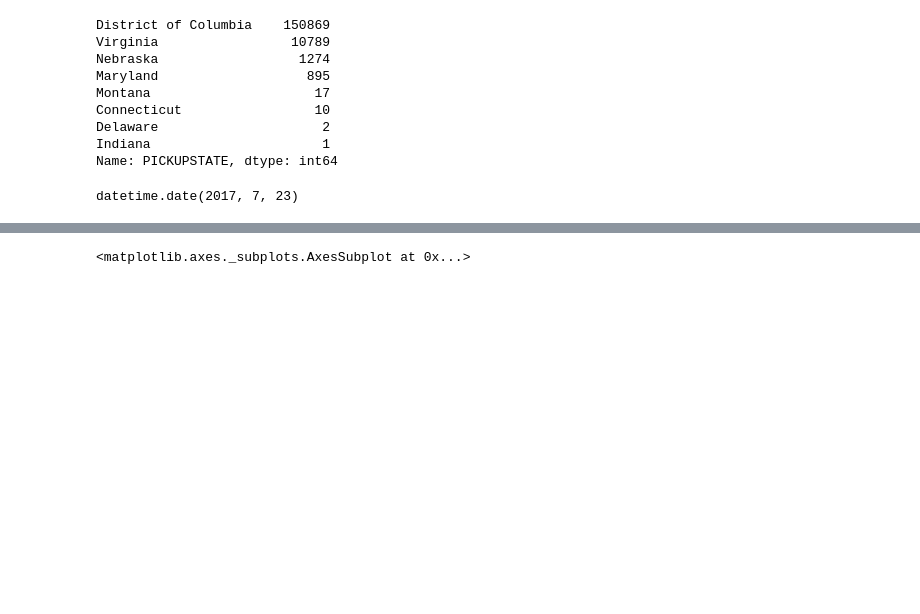
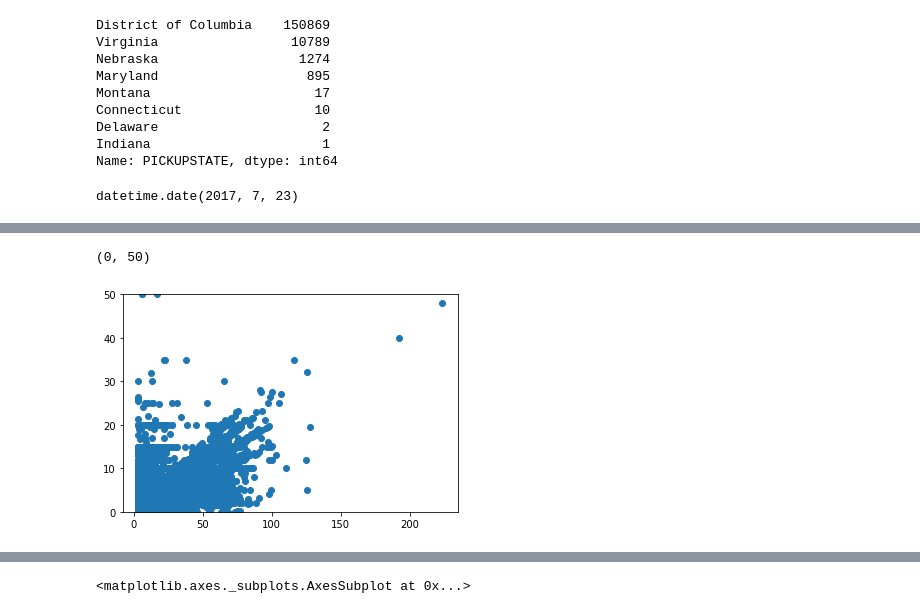
Before and after one commit to keita-dc/FlatironProject4, a Jupyter notebook: DC_Taxi_Keita.ipynb, the cells around one changed output, grey strips where cells are left out. Drawn from its saved outputs; the diff is of its cells as text; code cells hidden in the pictures; blank space fills up the shorter version.

```diff
--- a/DC_Taxi_Keita.ipynb
+++ b/DC_Taxi_Keita.ipynb
@@ -235 +263,7 @@ Warnings:
+# %%
+plt.scatter(df.loc[df.tipping==1].METERFARE, df.loc[df.tipping==1].TIP)
+plt.ylim(0,50)
+# %% [output]
+(0, 50)
+[figure, added]
 # %%
```
Also changed, not shown: parts of 14 cells of this notebook.
